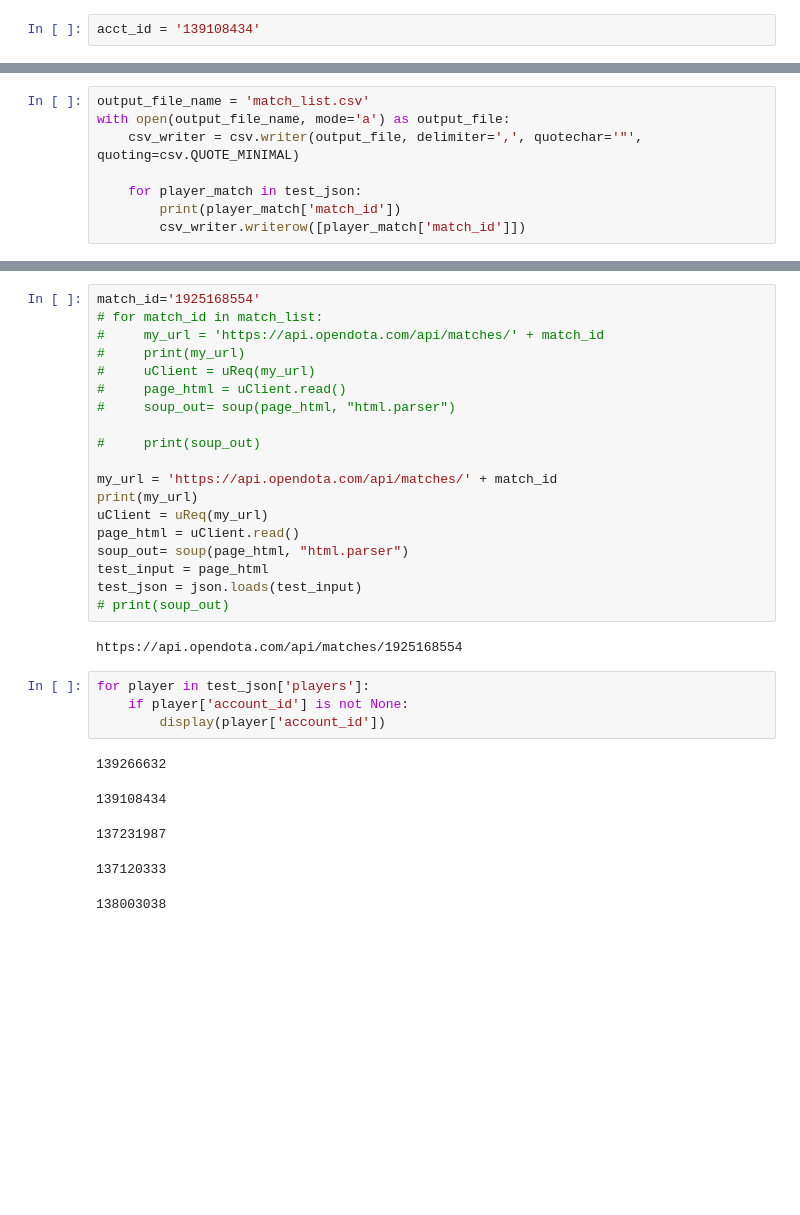
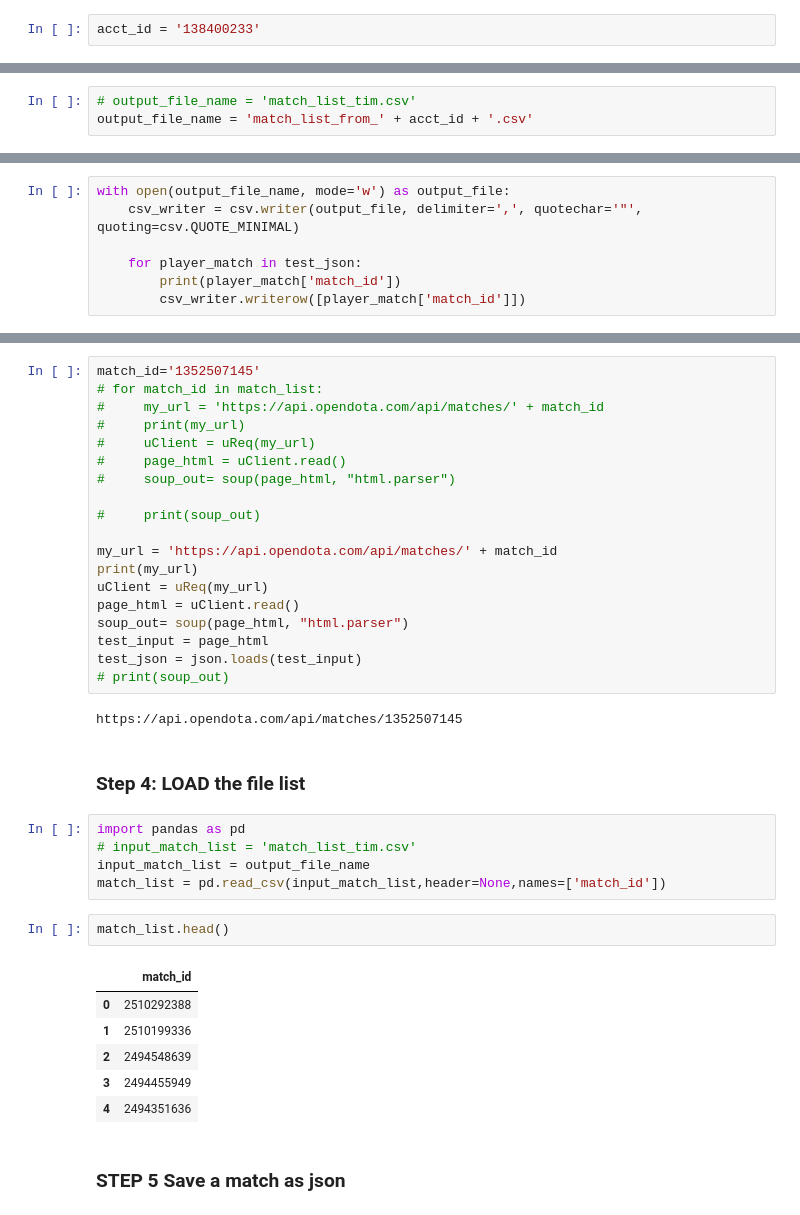
Before and after one commit to internetoftim/BigDota2, a Jupyter notebook: Extraction workflow from ID.ipynb, the cells around one changed output, grey strips where cells are left out. Drawn from its saved outputs; the diff is of its cells as text; blank space fills up the shorter version.

Commit message:
step by step workflow

```diff
--- a/Extraction workflow from ID.ipynb
+++ b/Extraction workflow from ID.ipynb
@@ -9,2 +14,2 @@ import csv
 # %%
-acct_id = '139108434'
+acct_id = '138400233'
@@ -20,0 +95,3 @@ https://api.opendota.com/api/players/139108434/matches
+# %%
+# output_file_name = 'match_list_tim.csv'
+output_file_name = 'match_list_from_' + acct_id + '.csv'
@@ -21,6 +102,5 @@ https://api.opendota.com/api/players/139108434/matches
 # %%
-output_file_name = 'match_list.csv'
-with open(output_file_name, mode='a') as output_file:
+with open(output_file_name, mode='w') as output_file:
     csv_writer = csv.writer(output_file, delimiter=',', quotechar='"', quoting=csv.QUOTE_MINIMAL)
 
     for player_match in test_json:
@@ -47,5 +127,5 @@ with open(output_file_name, mode='a') as output_file:
 # %%
-match_id='1925168554'
+match_id='1352507145'
 # for match_id in match_list:
 #     my_url = 'https://api.opendota.com/api/matches/' + match_id
 #     print(my_url)
@@ -64,14 +144,22 @@ test_input = page_html
 test_json = json.loads(test_input)
 # print(soup_out)
 # %% [output]
-https://api.opendota.com/api/matches/1925168554
+https://api.opendota.com/api/matches/1352507145
-# %%
-for player in test_json['players']:
-    if player['account_id'] is not None:
-        display(player['account_id'])
-# %% [output]
-139266632
-139108434
-137231987
-137120333
-138003038
+# %% [markdown]
+### Step 4: LOAD the file list
+# %%
+import pandas as pd
+# input_match_list = 'match_list_tim.csv'
+input_match_list = output_file_name
+match_list = pd.read_csv(input_match_list,header=None,names=['match_id'])
+# %%
+match_list.head()
+# %% [output]
+|  | match_id |
+| 0 | 2510292388 |
+| 1 | 2510199336 |
+| 2 | 2494548639 |
+| 3 | 2494455949 |
+| 4 | 2494351636 |
+# %% [markdown]
+### STEP 5 Save a match as json
```
Also changed, not shown: parts of 22 cells of this notebook.
